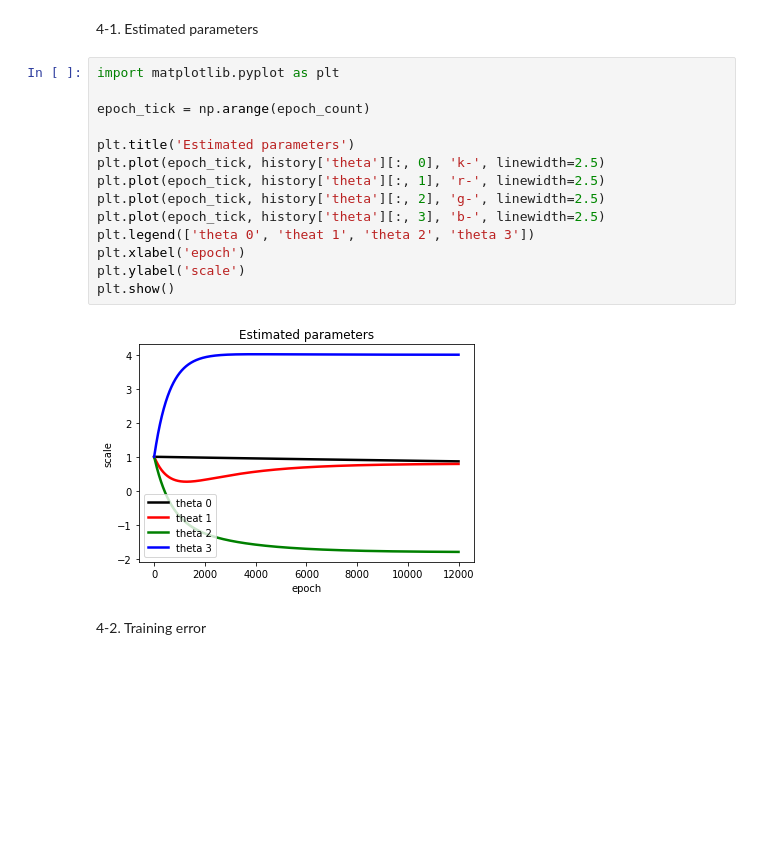
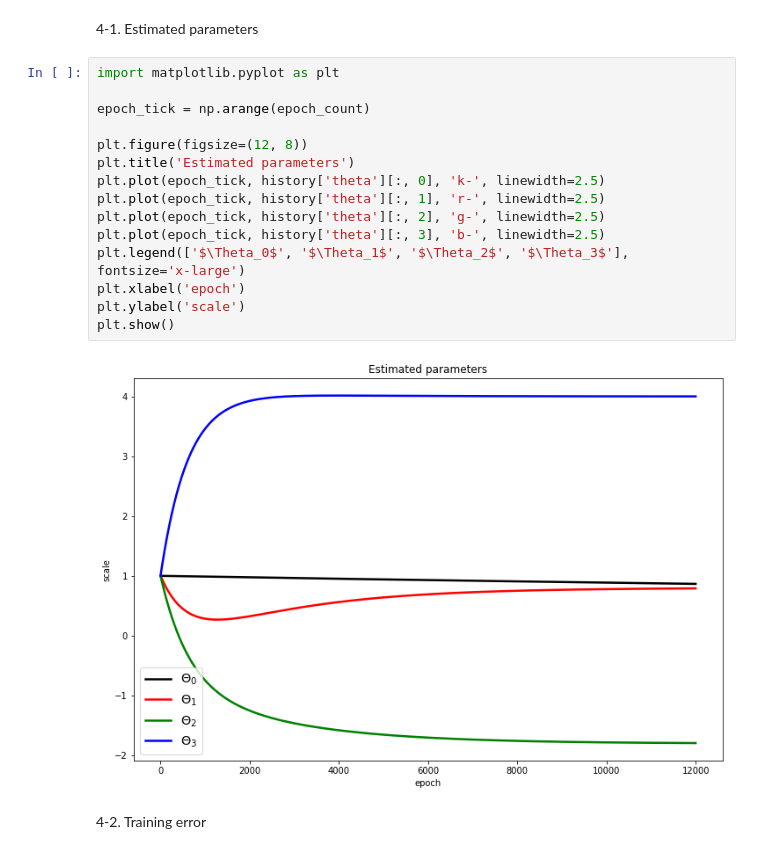
Before and after one commit to ihooni/class-MachineLearning, a Jupyter notebook: 04/assignment-04.ipynb, the cells around one changed output. Cells and saved outputs as stored; diff of their text form; blank space fills up the shorter version.

Commit message:
chore: plotting style

```diff
--- a/04/assignment-04.ipynb
+++ b/04/assignment-04.ipynb
@@ -75,19 +75,20 @@ for epoch in range(epoch_count):
 # %%
 import matplotlib.pyplot as plt
 
 epoch_tick = np.arange(epoch_count)
 
+plt.figure(figsize=(12, 8))
 plt.title('Estimated parameters')
 plt.plot(epoch_tick, history['theta'][:, 0], 'k-', linewidth=2.5)
 plt.plot(epoch_tick, history['theta'][:, 1], 'r-', linewidth=2.5)
 plt.plot(epoch_tick, history['theta'][:, 2], 'g-', linewidth=2.5)
 plt.plot(epoch_tick, history['theta'][:, 3], 'b-', linewidth=2.5)
-plt.legend(['theta 0', 'theat 1', 'theta 2', 'theta 3'])
+plt.legend(['$\Theta_0$', '$\Theta_1$', '$\Theta_2$', '$\Theta_3$'], fontsize='x-large')
 plt.xlabel('epoch')
 plt.ylabel('scale')
 plt.show()
 # %% [output]
-[figure, old version]
+[figure, new version]
 # %% [markdown]
 4-2. Training error
 # %%
```
Also changed, not shown: parts of 2 cells of this notebook.
